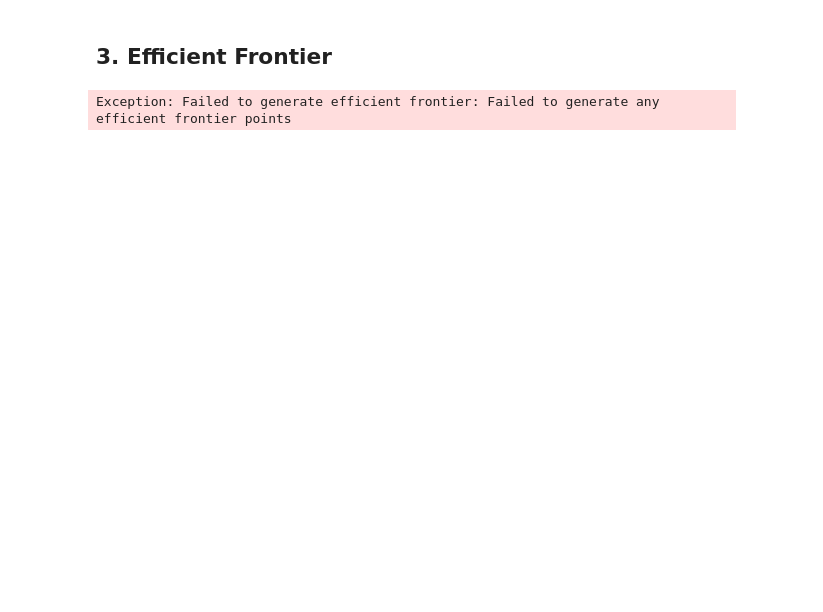
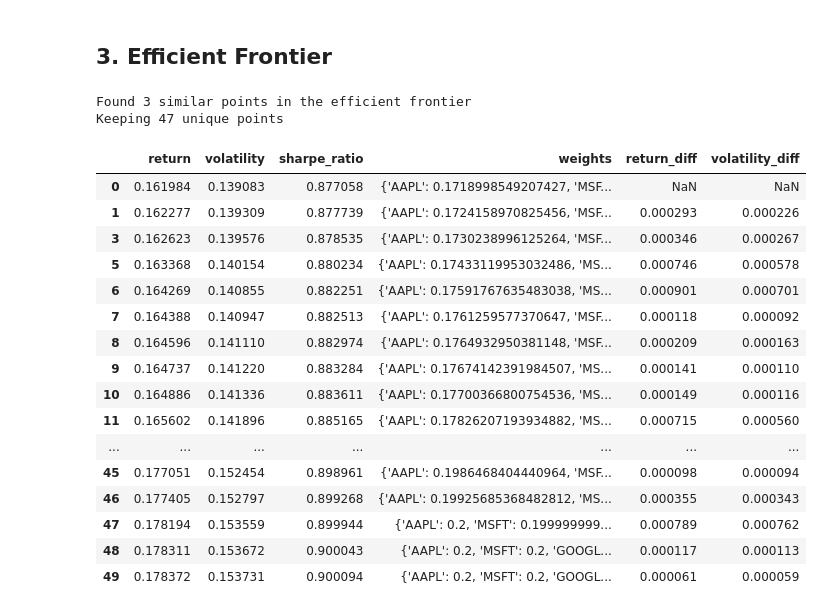
Before and after one commit to FrostNT1/Portfolio-Optimization, a Jupyter notebook: notebooks/00_data-exploration.ipynb, the cells around one changed output. Cells and saved outputs as stored; diff of their text form; code cells hidden in the pictures; blank space fills up the shorter version.

```diff
--- a/notebooks/00_data-exploration.ipynb
+++ b/notebooks/00_data-exploration.ipynb
@@ -158,18 +171,28 @@ Annual Volatility: 946.18%
 # %% [markdown]
 ## 3. Efficient Frontier
-# %%
-# Generate efficient frontier
-ef = optimizer.generate_efficient_frontier(returns)
-
-# Plot efficient frontier
-plt.figure(figsize=(10, 6))
-plt.scatter(ef['volatility'], ef['return'], c=ef['sharpe_ratio'],
-           cmap='viridis', marker='o')
-plt.colorbar(label='Sharpe Ratio')
-plt.xlabel('Annualized Volatility')
-plt.ylabel('Annualized Return')
-plt.title('Efficient Frontier')
-plt.tight_layout()
-plt.show()
-# %% [output]
-Exception: Failed to generate efficient frontier: Failed to generate any efficient frontier points
+# %%
+# Generate efficient frontier
+ef = optimizer.generate_efficient_frontier(returns, n_points=50, verbose=False)
+# %% [output]
+Found 3 similar points in the efficient frontier
+Keeping 47 unique points
+# %%
+ef
+# %% [output]
+|  | return | volatility | sharpe_ratio | weights | return_diff | volatility_diff |
+| 0 | 0.161984 | 0.139083 | 0.877058 | {'AAPL': 0.1718998549207427, 'MSF... | NaN | NaN |
+| 1 | 0.162277 | 0.139309 | 0.877739 | {'AAPL': 0.1724158970825456, 'MSF... | 0.000293 | 0.000226 |
+| 3 | 0.162623 | 0.139576 | 0.878535 | {'AAPL': 0.1730238996125264, 'MSF... | 0.000346 | 0.000267 |
+| 5 | 0.163368 | 0.140154 | 0.880234 | {'AAPL': 0.17433119953032486, 'MS... | 0.000746 | 0.000578 |
+| 6 | 0.164269 | 0.140855 | 0.882251 | {'AAPL': 0.17591767635483038, 'MS... | 0.000901 | 0.000701 |
+| 7 | 0.164388 | 0.140947 | 0.882513 | {'AAPL': 0.1761259577370647, 'MSF... | 0.000118 | 0.000092 |
+| 8 | 0.164596 | 0.141110 | 0.882974 | {'AAPL': 0.1764932950381148, 'MSF... | 0.000209 | 0.000163 |
+| 9 | 0.164737 | 0.141220 | 0.883284 | {'AAPL': 0.17674142391984507, 'MS... | 0.000141 | 0.000110 |
+| 10 | 0.164886 | 0.141336 | 0.883611 | {'AAPL': 0.17700366800754536, 'MS... | 0.000149 | 0.000116 |
+| 11 | 0.165602 | 0.141896 | 0.885165 | {'AAPL': 0.17826207193934882, 'MS... | 0.000715 | 0.000560 |
+| ... | ... | ... | ... | ... | ... | ... |
+| 45 | 0.177051 | 0.152454 | 0.898961 | {'AAPL': 0.1986468404440964, 'MSF... | 0.000098 | 0.000094 |
+| 46 | 0.177405 | 0.152797 | 0.899268 | {'AAPL': 0.19925685368482812, 'MS... | 0.000355 | 0.000343 |
+| 47 | 0.178194 | 0.153559 | 0.899944 | {'AAPL': 0.2, 'MSFT': 0.199999999... | 0.000789 | 0.000762 |
+| 48 | 0.178311 | 0.153672 | 0.900043 | {'AAPL': 0.2, 'MSFT': 0.2, 'GOOGL... | 0.000117 | 0.000113 |
+| 49 | 0.178372 | 0.153731 | 0.900094 | {'AAPL': 0.2, 'MSFT': 0.2, 'GOOGL... | 0.000061 | 0.000059 |
```
Also changed, not shown: parts of 5 cells of this notebook, 10 other files.
